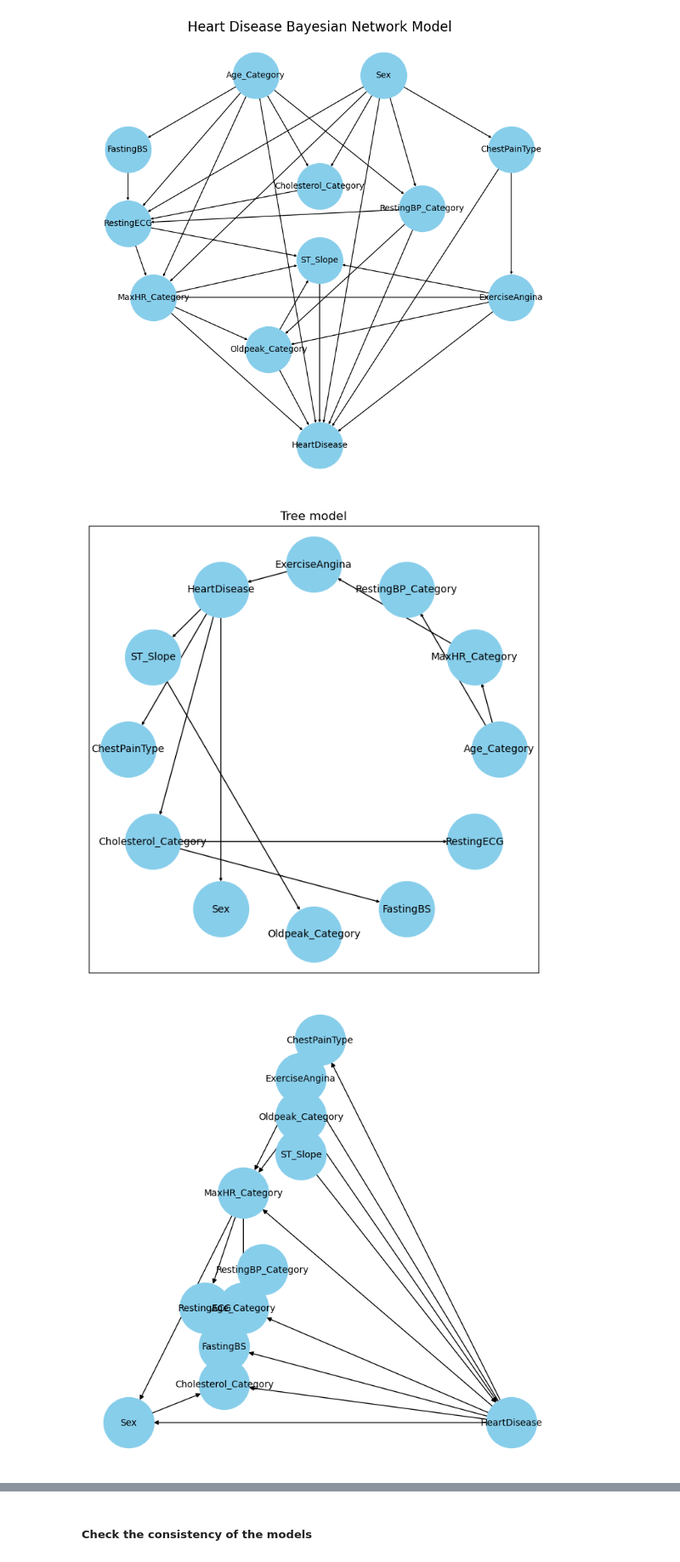
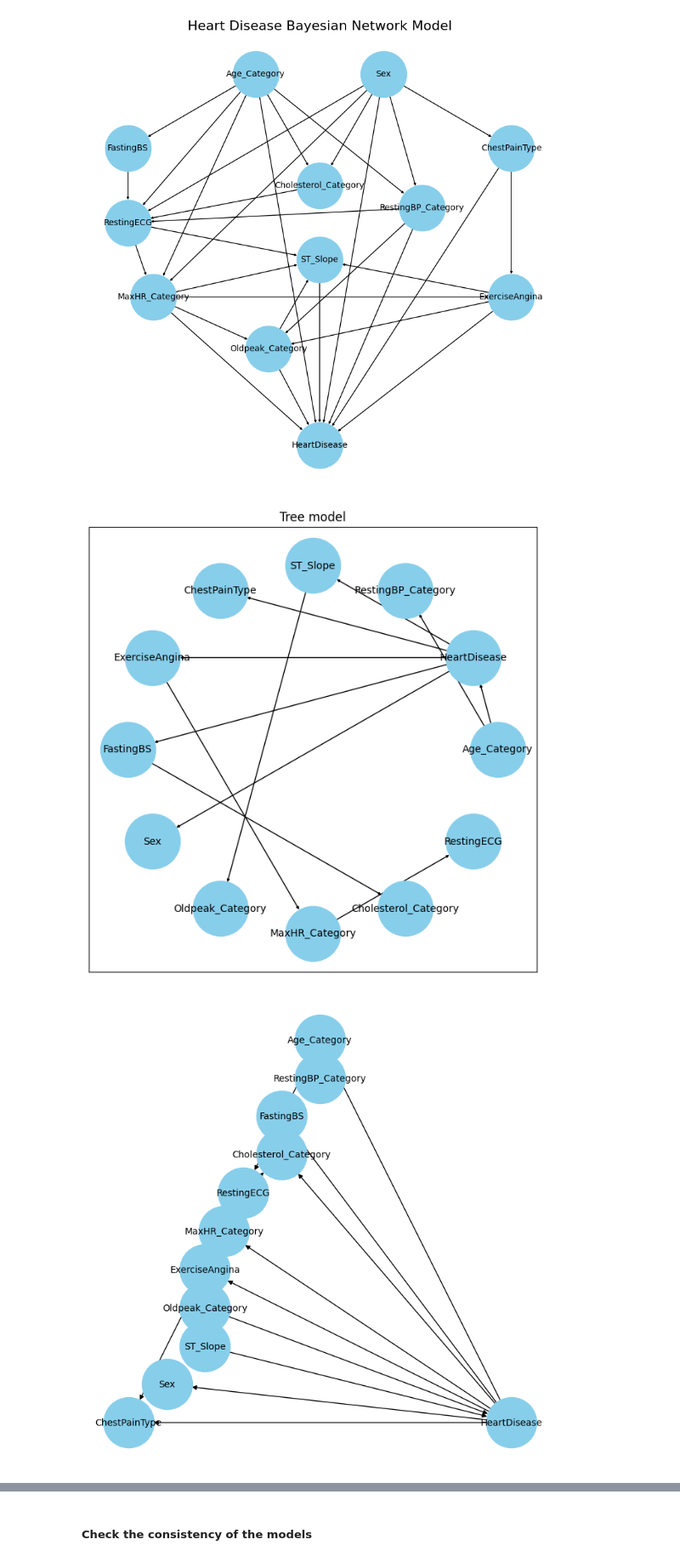
Before and after one commit to maurodore/heart_failure_prediction_bayesian_reasoning, a Jupyter notebook: src/main.ipynb, the cells around one changed output, grey strips where cells are left out. Shown at 85% size. Drawn from its saved outputs; the diff is of its cells as text; code cells hidden in the pictures.

```diff
--- a/src/main.ipynb
+++ b/src/main.ipynb
@@ -38,13 +45,16 @@ print("Number of duplicates: " + str(df.duplicated().sum()))
 # %% [output]
 Number of duplicates: 0
 # %%
+# Determine numerical features and categorical features
+
 data = df.copy()
 
 col = list(data.columns)
 categorical_features = []
 numerical_features = []
 for i in col:
-    if len(data[i].unique()) > 6:
+    # The number 4 is empirically decided by reading the data card
+    if len(data[i].unique()) > 4:
         numerical_features.append(i)
     else:
         categorical_features.append(i)
@@ -110,7 +139,9 @@ data.hist(figsize=(15,12));
 labels = [0, 1, 2]
 
 # --- 1. Categorize Age ---
-age_bins = [-float('inf'), 44, 60, float('inf')] # Bins for <44, 45-60, >60
+# Bins for <44, 45-60, >60
+# Motivation: it is a common division in medical literature
+age_bins = [-float('inf'), 44, 60, float('inf')]
 
 data['Age_Category'] = pd.cut(data['Age'], bins=age_bins, labels=labels, right=True)
 
@@ -118,7 +149,9 @@ print(data[['Age', 'Age_Category']].head())
 print("- " * 20)
 
 # --- 2. Categorize RestingBP ---
-bp_bins = [-np.inf, 119, 139, np.inf] # Bins for <120, 120-139, >=140
+# Bins for <120, 120-139, >=140
+# Motivation: it's likely systolic pressure, the division is according to the American Heart Association
+bp_bins = [-np.inf, 119, 139, np.inf]
 
 data['RestingBP_Category'] = pd.cut(data['RestingBP'], bins=bp_bins, labels=labels, right=True)
 
@@ -126,21 +159,36 @@ print(data[['RestingBP', 'RestingBP_Category']].head())
 print("- " * 20)
 
 # --- 3. Categorize Cholesterol ---
-chol_bins = [-1, 0, 199, 239, np.inf] # Bins for 0, 1-199, 200-239, >=240
-chol_labels = [0, 1, 2, 3]
+# The 0 cholesterols are nulls in disguise: imputation with the median of the non 0 values
+chol_median = data.loc[data['Cholesterol'] > 0, 'Cholesterol'].median()
+data.loc[data['Cholesterol'] == 0, 'Cholesterol'] = chol_median
 
-data['Cholesterol_Category'] = pd.cut(data['Cholesterol'].fillna(-1), bins=chol_bins, labels=chol_labels, right=True)
+# Bins for 0, 1-199, 200-239, >=240
+# Motivation: desirable, borderline high, high, cholesterol levels according to the National Cholesterol Education Program
+chol_bins = [1, 199, 239, np.inf]
+
+data['Cholesterol_Category'] = pd.cut(data['Cholesterol'], bins=chol_bins, labels=labels, right=True)
 print(data[['Cholesterol', 'Cholesterol_Category']].head())
 print("- " * 20)
 
 # --- 4. Categorize MaxHR ---
-data['MaxHR_Category'] = pd.qcut(data['MaxHR'], q=3, labels=labels, duplicates='drop')
+# In general the maximum heart rate is computed as 220-AGE so we compare that with the real heart rate
+# Then we cut it in 3 bins: low, normal, high
+
+data['MaxHR'] = df['MaxHR'] - (220 - df['Age'])
+hr_bins = [-np.inf, -10, 10, np.inf]
+data['MaxHR_Category'] = pd.cut(data['MaxHR'], bins=hr_bins, labels=labels, right=True)
+
+#TODO remove
+# data['MaxHR_Category'] = pd.qcut(data['MaxHR'], q=3, labels=labels, duplicates='drop')
 
 print(data[['MaxHR', 'MaxHR_Category']].head())
 print("- " * 20)
 
 # --- 5. Categorize Oldpeak ---
-oldpeak_bins = [-np.inf, 0.99, 2.5, np.inf] # Bins for <1.0, 1.0-2.5, >2.5
+# Bins for <1.0, 1.0-2.5, >2.5
+# Oldpeak is a value related to the ECG signal
+oldpeak_bins = [-np.inf, 0.99, 2.5, np.inf]
 
 data['Oldpeak_Category'] = pd.cut(data['Oldpeak'], bins=oldpeak_bins, labels=labels, right=True)
 
@@ -283,30 +337,32 @@ plt.savefig(f"{project_cwd}/out/custom_bn.png")
 The graph is acyclic: True
 [figure]
 # %%
+# Automatic model construction: Tree Search
 ts = TreeSearch(data=train_data, root_node='Age_Category' ) # Age_Category - Sex
 tree_model = ts.estimate(show_progress=False)
 
 fig, ax = plt.subplots(1, 1, figsize=(8, 8))
 nx.draw_networkx(tree_model, pos=nx.drawing.layout.circular_layout(tree_model), ax=ax, node_size=3000,
-                     node_color='skyblue', font_size=10, arrows=True, arrowsize=5)
+                     node_color='skyblue', font_size=10, arrows=True, arrowsize=5,)
 
-plt.savefig(f"{project_cwd}/out/tree.png")
+plt.savefig(pathlib.Path.joinpath(project_dir,"out/tree.png"))
 ax.set_title('Tree model')
 tree_model = BayesianNetwork(tree_model.edges())
 # %% [output]
-[figure, old version]
+[figure, new version]
 # %%
+# Automatic model construction: Hill Climb search using K2 score
 scoring_method = K2Score(data=train_data)
 hc = HillClimbSearch(data=train_data)
 hc_k2score_model = hc.estimate(scoring_method=scoring_method,
-                               max_indegree=4, max_iter=int(1e4), show_progress=False)
+                               max_indegree=4, max_iter=int(1e4), show_progress=False,)
 
 fig = plt.figure(figsize=(7, 7))
-nx.draw(hc_k2score_model, with_labels=True, arrowsize=10, node_size=3000, node_color='skyblue', font_size=10, pos=nx.planar_layout(hc_k2score_model))
-plt.savefig(f"{project_cwd}/out/hc_k2score_model.png")
+nx.draw(hc_k2score_model, with_labels=True, arrowsize=10, node_size=3000, node_color='skyblue', font_size=10, pos=nx.planar_layout(hc_k2score_model),)
+plt.savefig(pathlib.Path.joinpath(project_dir, "out/hc_k2score_model.png"))
 
 ax.set_title('HC base model')
 hc_k2score_model = BayesianNetwork(hc_k2score_model.edges())
 # %% [output]
-[figure, old version]
+[figure, new version]
 # %%
```
Also changed, not shown: parts of 29 cells of this notebook, 6 other files.
